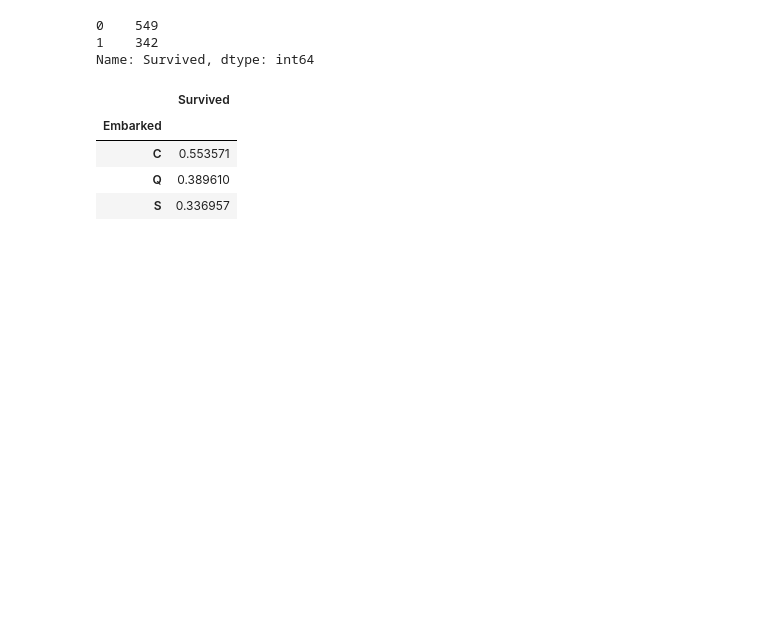
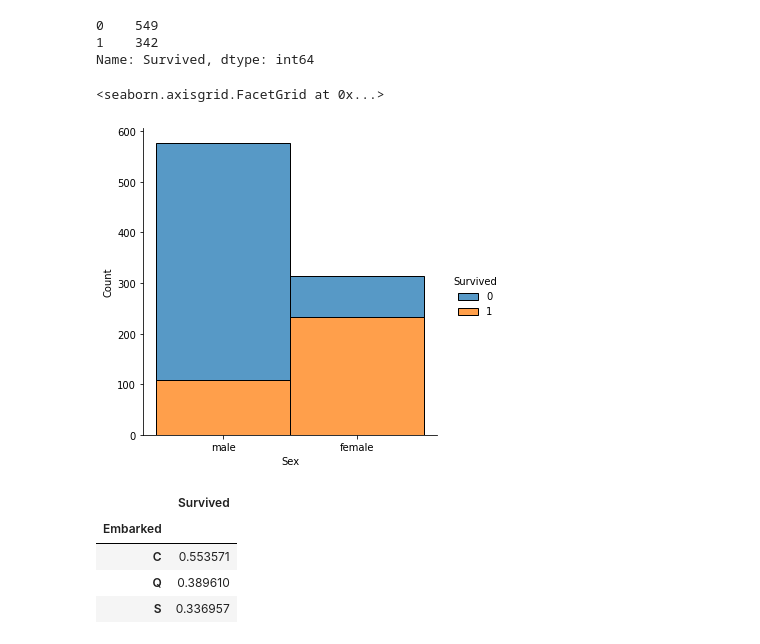
Before and after one commit to diavolch/python11, a Jupyter notebook: Titanic.ipynb, the cells around one changed output. Saved outputs shown, nothing was run; the diff lists cells and outputs as text; code cells hidden in the pictures; blank space fills up the shorter version.

```diff
--- a/Titanic.ipynb
+++ b/Titanic.ipynb
@@ -24,6 +29,11 @@ df.Survived.value_counts()
 0    549
 1    342
 Name: Survived, dtype: int64
+# %%
+sns.displot(x=df.Sex, hue=df.Survived, multiple="stack")
+# %% [output]
+<seaborn.axisgrid.FacetGrid at 0x...>
+[figure, added]
 # %%
 df.groupby('Embarked').agg({'Survived':'mean'})
 # %% [output]
```
Also changed, not shown: parts of 7 cells of this notebook.
